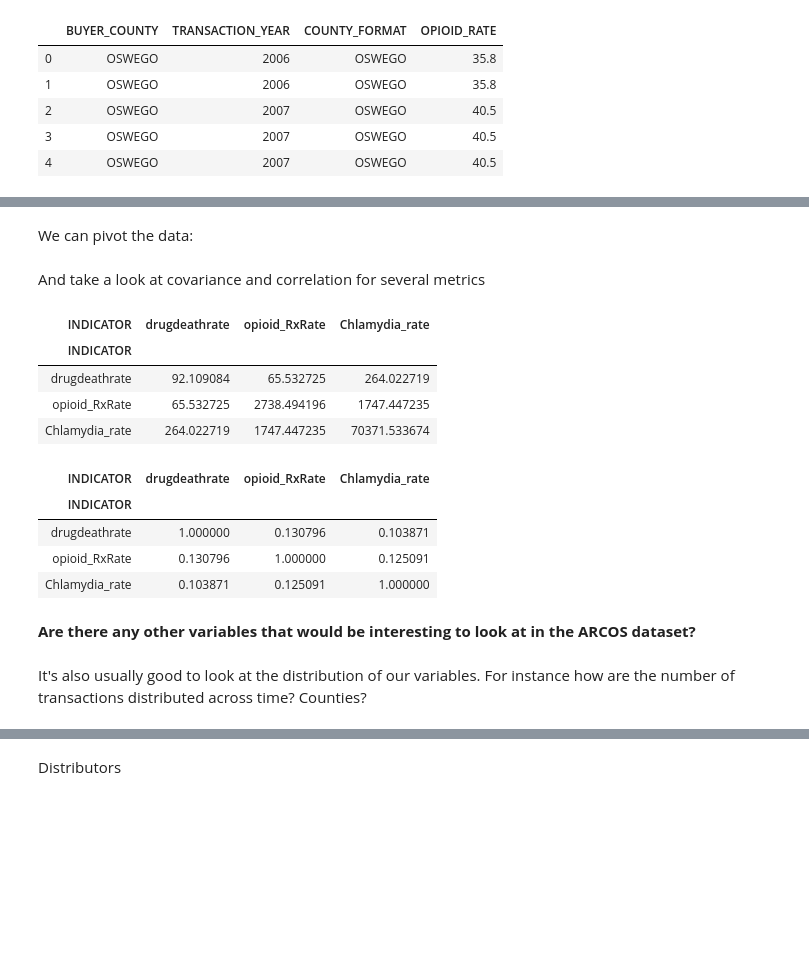
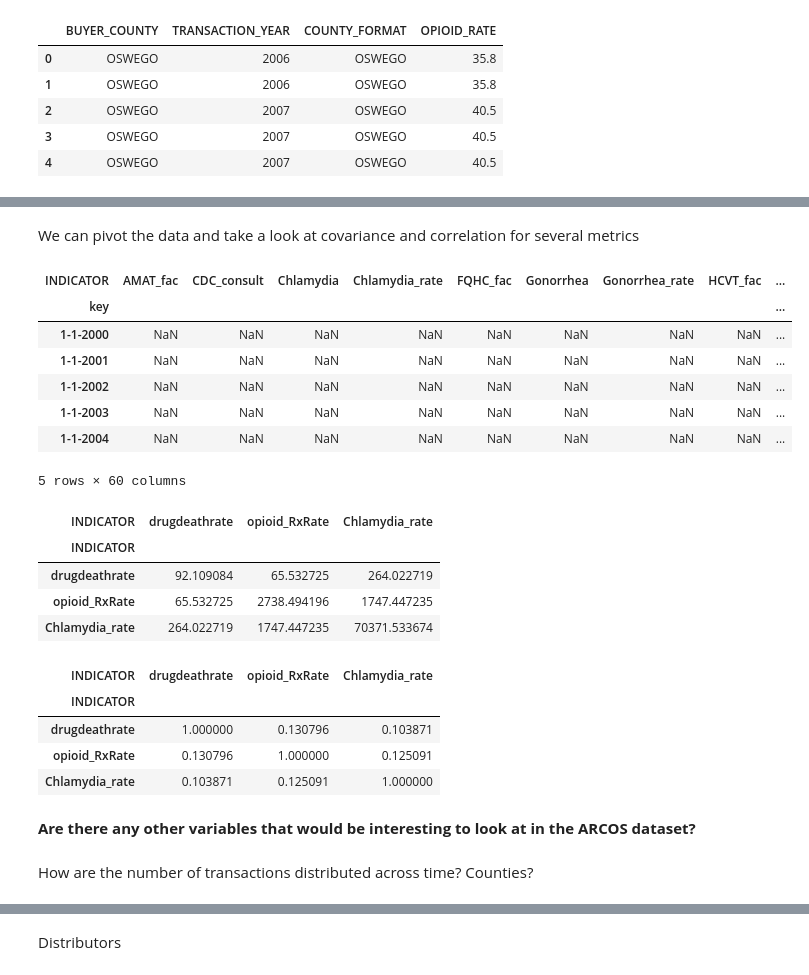
Before and after one commit to jessicambs/hacknights, a Jupyter notebook: opioid-analytics/01_opioid-distribution-prescription-patterns.ipynb, the cells around one changed output, grey strips where cells are left out. Cells and saved outputs as stored; diff of their text form; code cells hidden in the pictures; blank space fills up the shorter version.

```diff
--- a/opioid-analytics/01_opioid-distribution-prescription-patterns.ipynb
+++ b/opioid-analytics/01_opioid-distribution-prescription-patterns.ipynb
@@ -235,31 +219,38 @@ Med_AMAT_fac               990
 ppfa_fac                   379
 Name: INDICATOR, dtype: int64
 # %% [markdown]
-We can pivot the data:
+We can pivot the data and take a look at covariance and correlation for several metrics
 # %%
 health_metrics['key'] = health_metrics.apply(lambda x: '{}-{}-{}'.format(str(x['STATEFP']), str(x['COUNTYFP']), str(x['YEAR'])), axis=1)
 health_metrics = health_metrics.pivot_table(index='key', columns='INDICATOR', values='VALUE', aggfunc=np.sum)
+display(health_metrics.head())
+
+# Covariance
+display(health_metrics[['drugdeathrate', 'opioid_RxRate', 'Chlamydia_rate']].cov())
+
+# Correlation
+display(health_metrics[['drugdeathrate', 'opioid_RxRate', 'Chlamydia_rate']].corr())
+# %% [output]
+| INDICATOR | AMAT_fac | CDC_consult | Chlamydia | Chlamydia_rate | FQHC_fac | Gonorrhea | Gonorrhea_rate | HCVT_fac | ... |
+| key |  |  |  |  |  |  |  |  | ... |
+| 1-1-2000 | NaN | NaN | NaN | NaN | NaN | NaN | NaN | NaN | ... |
+| 1-1-2001 | NaN | NaN | NaN | NaN | NaN | NaN | NaN | NaN | ... |
+| 1-1-2002 | NaN | NaN | NaN | NaN | NaN | NaN | NaN | NaN | ... |
+| 1-1-2003 | NaN | NaN | NaN | NaN | NaN | NaN | NaN | NaN | ... |
+| 1-1-2004 | NaN | NaN | NaN | NaN | NaN | NaN | NaN | NaN | ... |
+5 rows × 60 columns
+| INDICATOR | drugdeathrate | opioid_RxRate | Chlamydia_rate |
+| INDICATOR |  |  |  |
+| drugdeathrate | 92.109084 | 65.532725 | 264.022719 |
+| opioid_RxRate | 65.532725 | 2738.494196 | 1747.447235 |
+| Chlamydia_rate | 264.022719 | 1747.447235 | 70371.533674 |
+| INDICATOR | drugdeathrate | opioid_RxRate | Chlamydia_rate |
+| INDICATOR |  |  |  |
+| drugdeathrate | 1.000000 | 0.130796 | 0.103871 |
+| opioid_RxRate | 0.130796 | 1.000000 | 0.125091 |
+| Chlamydia_rate | 0.103871 | 0.125091 | 1.000000 |
-# %% [markdown]
-And take a look at covariance and correlation for several metrics
-# %%
-# Covariance
-display(health_metrics[['drugdeathrate', 'opioid_RxRate', 'Chlamydia_rate']].cov())
-
-# Correlation
-display(health_metrics[['drugdeathrate', 'opioid_RxRate', 'Chlamydia_rate']].corr())
-# %% [output]
-| INDICATOR | drugdeathrate | opioid_RxRate | Chlamydia_rate |
-| INDICATOR |  |  |  |
-| drugdeathrate | 92.109084 | 65.532725 | 264.022719 |
-| opioid_RxRate | 65.532725 | 2738.494196 | 1747.447235 |
-| Chlamydia_rate | 264.022719 | 1747.447235 | 70371.533674 |
-| INDICATOR | drugdeathrate | opioid_RxRate | Chlamydia_rate |
-| INDICATOR |  |  |  |
-| drugdeathrate | 1.000000 | 0.130796 | 0.103871 |
-| opioid_RxRate | 0.130796 | 1.000000 | 0.125091 |
-| Chlamydia_rate | 0.103871 | 0.125091 | 1.000000 |
 # %% [markdown]
 **Are there any other variables that would be interesting to look at in the ARCOS dataset?**
 # %% [markdown]
-It's also usually good to look at the distribution of our variables. For instance how are the number of transactions distributed across time? Counties?
+How are the number of transactions distributed across time? Counties?
 # %%
```
Also changed, not shown: parts of 38 cells of this notebook.
